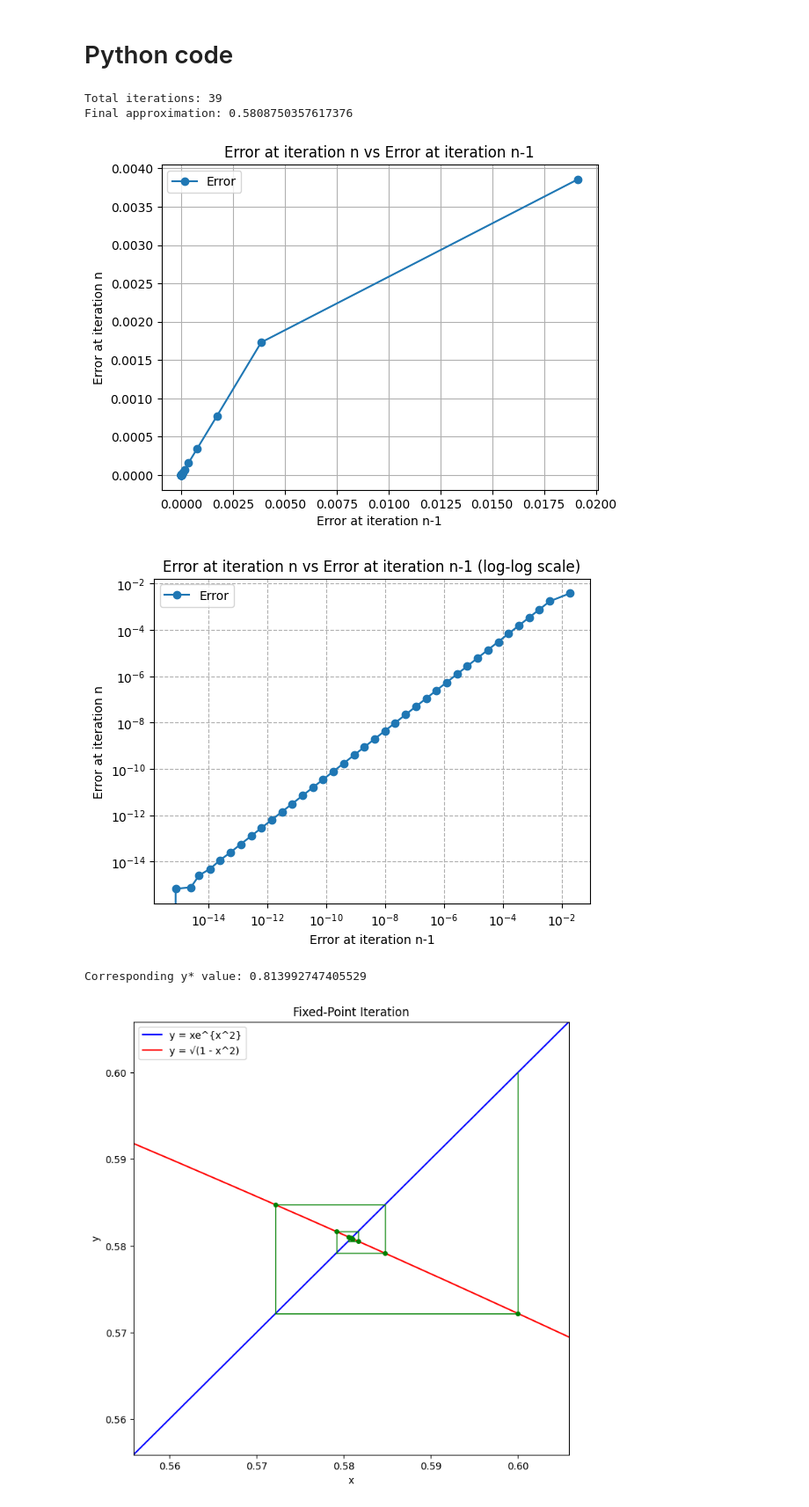
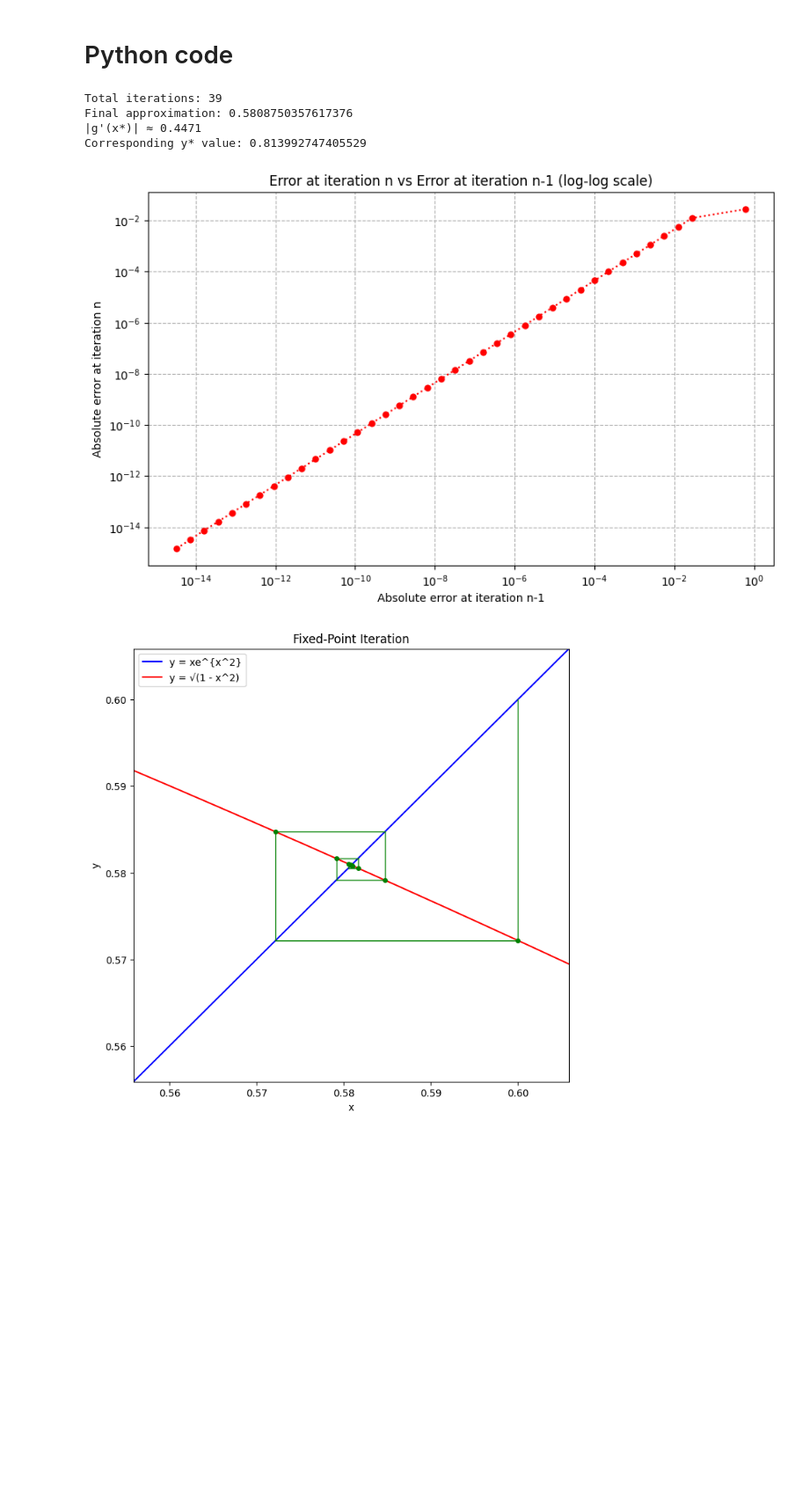
Before and after one commit to jyoutir/numerical-analysis-projects, a Jupyter notebook: miniproject_3/mp3.ipynb, the cells around one changed output. Shown at 88% size. Saved outputs shown, nothing was run; the diff lists cells and outputs as text; code cells hidden in the pictures; blank space fills up the shorter version.

Commit message:
Fixed plotting for mp3 and updated report with new figure.

```diff
--- a/miniproject_3/mp3.ipynb
+++ b/miniproject_3/mp3.ipynb
@@ -65,71 +65,67 @@ import matplotlib.pyplot as plt
 # g(x) for fixed-point iteration was obtained by substituting y = x * e^(x^2) into the equation of the unit circle, x^2 + y^2 = 1, and solving for x.
 # this is used in the iteration process.
 def myfun(x):
     return np.sqrt(1/(np.exp(2 * x**2) + 1))
 
 # function to perform simple iteration using initial guess x0 -> continues until change between successive approximations is smaller than tol.
 def SimpleIter(x0, tol):
-    x_prev = x0
-    x_next = myfun(x_prev)
-    approximations = [x_prev]
+    difference_list = []
+    n = 0
+    difference = 10
+    difference_list.append(x0)
 
-    # runs functions while the absolute error is greater than the tolerance
-    while abs(x_next - x_prev) > tol:
-        x_prev = x_next
-        x_next = myfun(x_prev)
-        approximations.append(x_next)
-    return approximations
+    while True:
+        x_new = myfun(x0)
+        difference = abs(x0 - x_new)
+        difference_list.append(difference)
+
+        if difference < tol:
+            break
+
+        x0 = x_new
+        n += 1
+
+    return difference_list, n, x_new
 
 ################
 # MAIN SCRIPT! #
 ################
 
 # execute the SimpleIter function
-x0 = 0.6 # initial guess from the plot
+x0 = 0.6  # initial guess from the plot
 tol = 1e-15
-approximations = SimpleIter(x0, tol)
+difference_list, iterations, approximated_value = SimpleIter(x0, tol)
 
-# calc error by taking the absolute diff of previous number and current approximation
-ref_value = approximations[-1]
-errors = np.abs(np.array(approximations) - ref_value)
+print(f"Total iterations: {iterations}")
+print(f"Final approximation: {approximated_value}")
 
-print(f"Total iterations: {len(approximations) - 1}")
-print(f"Final approximation: {approximations[-1]}")
+# Calculate and print g_prime value at the fixed point
+g_prime_value = abs(g_prime(approximated_value))
+print(f"|g'(x*)| ≈ {g_prime_value:.4f}")
+
+# Calculate and print y* value
+y_star = approximated_value * np.exp(approximated_value**2)
+print(f"Corresponding y* value: {y_star}")
 
 ############
 # plotting #
 ############
-x_vals = errors[:-1]  # error at iteration n-1
-y_vals = errors[1:]   # error at iteration n
-
-# create plot 1
-plt.plot(x_vals, y_vals, 'o-', label='Error')
-plt.xlabel('Error at iteration n-1')
-plt.ylabel('Error at iteration n')
-plt.title('Error at iteration n vs Error at iteration n-1')
-plt.legend()
-plt.grid(True)
-plt.savefig('miniproject_3/error_plot.pdf')
-plt.show()
 
 # Log-log scale plot
-plt.loglog(x_vals, y_vals, 'o-', label='Error')
-plt.xlabel('Error at iteration n-1')
-plt.ylabel('Error at iteration n')
+plt.figure(figsize=(10, 6))
+plt.loglog(difference_list[0:-2], difference_list[1:-1], ':ro', markersize=5)
+plt.xlabel('Absolute error at iteration n-1')
+plt.ylabel('Absolute error at iteration n')
 plt.title('Error at iteration n vs Error at iteration n-1 (log-log scale)')
-plt.legend()
 plt.grid(True, which='both', ls='--')
 plt.savefig('miniproject_3/error_plot_loglog.pdf')
 plt.show()
-
-y_star = approximations[-1] * np.exp(approximations[-1]**2)
-print(f"Corresponding y* value: {y_star}")
 # %% [output]
 Total iterations: 39
 Final approximation: 0.5808750357617376
+|g'(x*)| ≈ 0.4471
+Corresponding y* value: 0.813992747405529
-[figure, old version]
+[figure, new version]
-[figure, removed]
-Corresponding y* value: 0.813992747405529
 # %%
 # NOTE: i did not include this in my final report, because it wasnt relevant. it was however very useful for me to visualiuse what was acutually happening!
 # extra task: visulisaing fixed point iteration like in the notes
```
Also changed, not shown: parts of 1 cell of this notebook, 4 other files.
